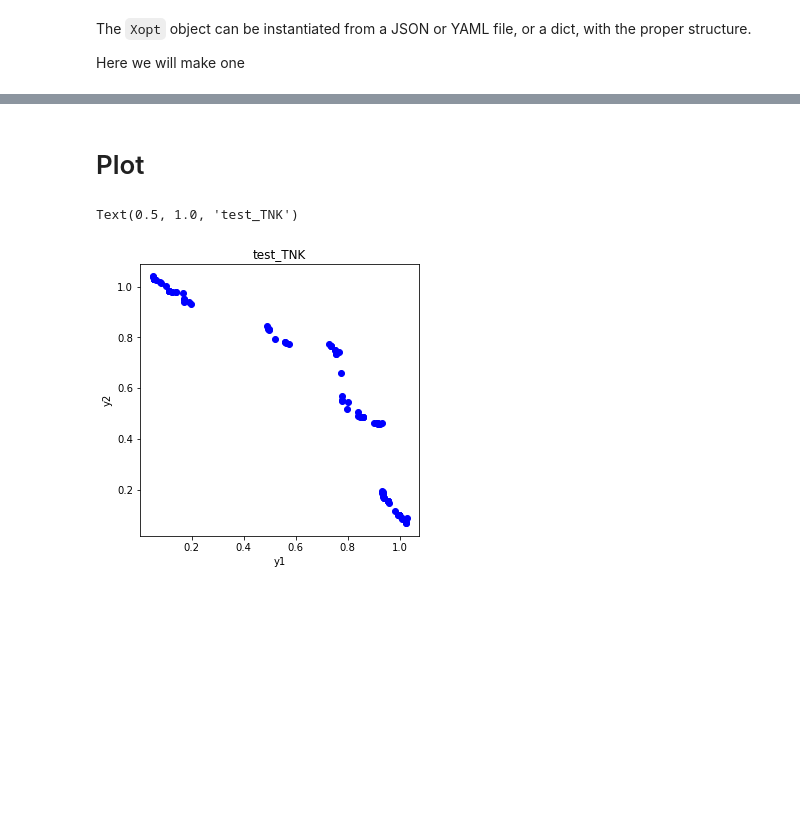
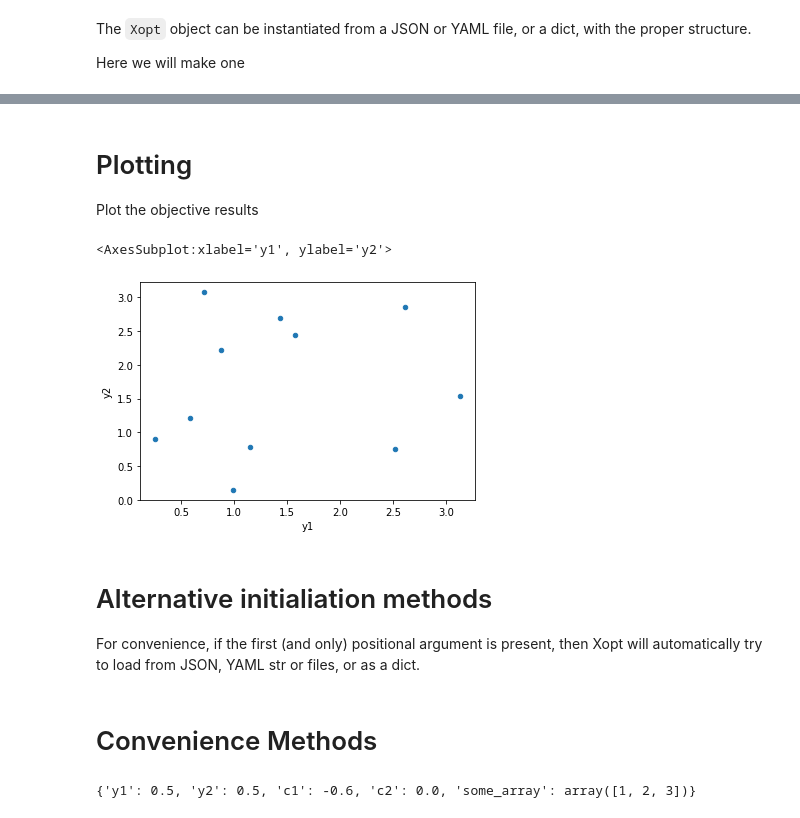
Before and after one commit to xopt-org/Xopt, a Jupyter notebook: docs/examples/xopt_basic.ipynb, the cells around one changed output, grey strips where cells are left out. Drawn from its saved outputs; the diff is of its cells as text; code cells hidden in the pictures; blank space fills up the shorter version.

```diff
--- a/docs/examples/xopt_basic.ipynb
+++ b/docs/examples/xopt_basic.ipynb
@@ -252,0 +94,3 @@ Pop written to  /Users/chrisonian/Code/GitHub/xopt/examples/basic/temp/pop_22.js
+# %%
+# Take one step (generate a single point)
+X.step()
@@ -252,0 +103,5 @@ Pop written to  /Users/chrisonian/Code/GitHub/xopt/examples/basic/temp/pop_22.js
+# %%
+# take a couple of steps and examine the results
+for _ in range(10):
+    X.step()
+X.data
@@ -253,26 +121,17 @@ Pop written to  /Users/chrisonian/Code/GitHub/xopt/examples/basic/temp/pop_22.js
 # %% [markdown]
-# Plot
+# Plotting
+Plot the objective results
-# %%
-# Extract objectives from output
-key1, key2 = list(X.vocs["objectives"])
-
-x = [o[key1] for o in X.results["outputs"]]
-y = [o[key2] for o in X.results["outputs"]]
-
-import matplotlib.pyplot as plt
-
-%matplotlib inline
-
-fig, ax = plt.subplots(figsize=(5, 5))
-
-ax.scatter(x, y, color="blue")
-ax.set_xlabel(key1)
-ax.set_ylabel(key2)
-ax.set_aspect("auto")
-ax.set_title(X.simulation["name"])
-# %% [output]
-Text(0.5, 1.0, 'test_TNK')
-[figure, removed]
+# %%
+import matplotlib.pyplot as plt
+
+X.data.plot(*X.vocs.objective_names, kind="scatter")
+# %% [output]
+<AxesSubplot:xlabel='y1', ylabel='y2'>
+[figure, added]
 # %%
 # Cleanup
 !rm -r temp
+# %% [markdown]
+# Alternative initialiation methods
+
+For convenience, if the first (and only) positional argument is present, then Xopt will automatically try to load from JSON, YAML str or files, or as a dict.
@@ -278,0 +148,7 @@ Text(0.5, 1.0, 'test_TNK')
+# %% [markdown]
+# Convenience Methods
+# %%
+# Call the evaluator's function directly.
+X.evaluate({'x1': .5, 'x2': 0.5})
+# %% [output]
+{'y1': 0.5, 'y2': 0.5, 'c1': -0.6, 'c2': 0.0, 'some_array': array([1, 2, 3])}
```
Also changed, not shown: parts of 29 cells of this notebook, 14 other files.
